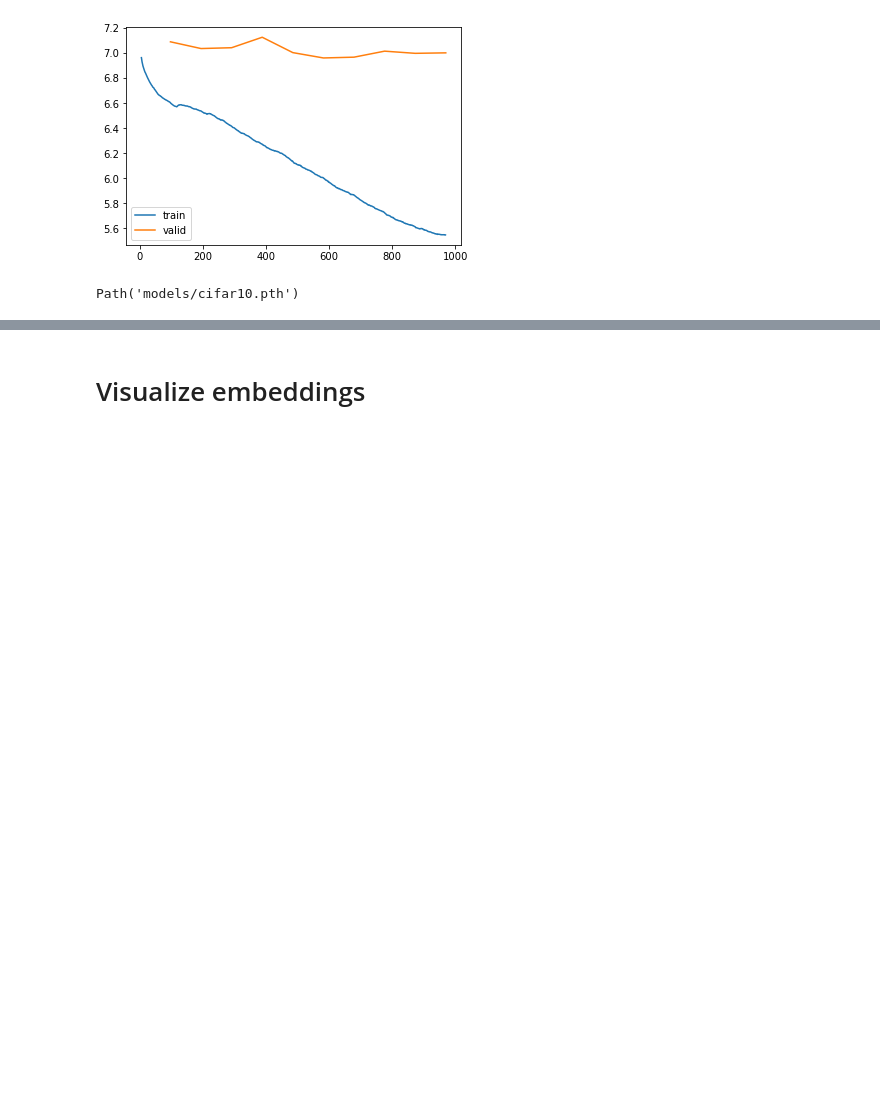
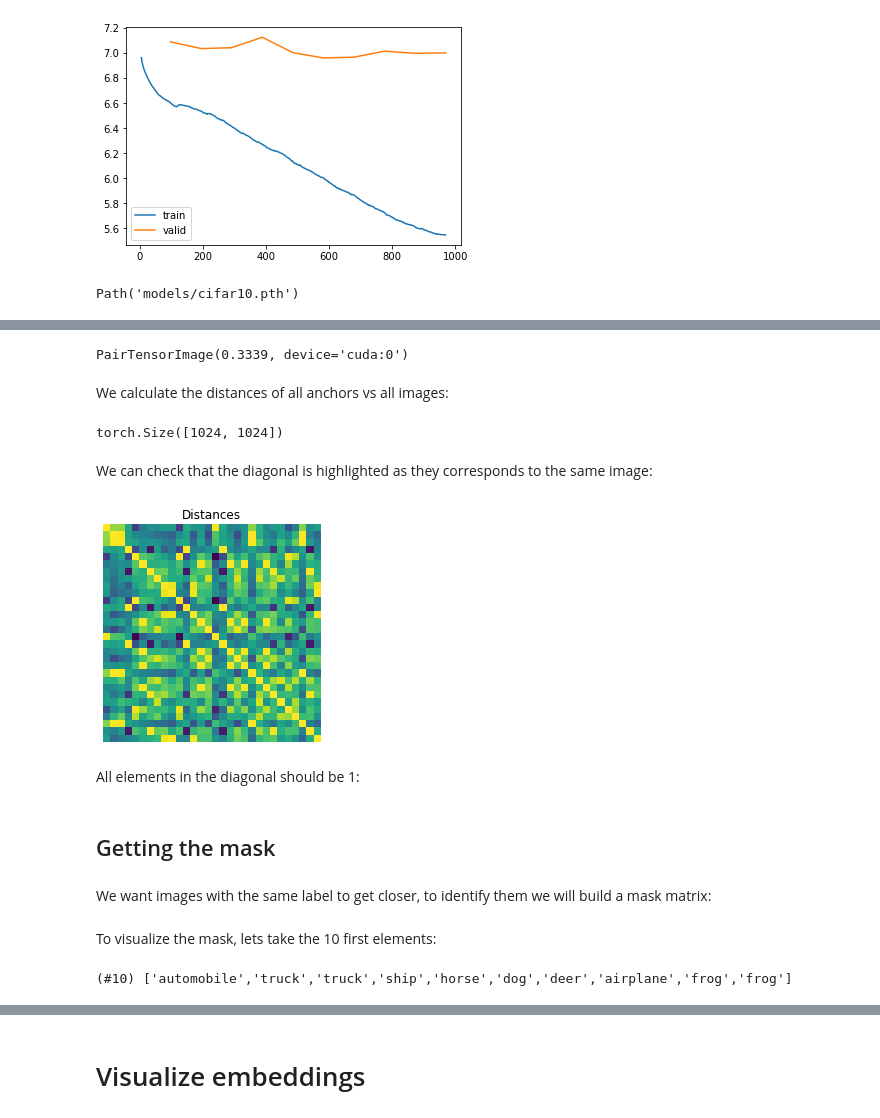
Before and after one commit to renato145/ContrastiveLoss, a Jupyter notebook: cifar10.ipynb, the cells around one changed output, grey strips where cells are left out. Drawn from its saved outputs; the diff is of its cells as text; code cells hidden in the pictures; blank space fills up the shorter version.

```diff
--- a/cifar10.ipynb
+++ b/cifar10.ipynb
@@ -199,0 +230,3 @@ with double_augment.disabled(): learn.show_results(max_n=18)
+# %%
+fts = torch.cat([embs1,embs2], dim=0)
+fts.shape
@@ -199,0 +250,2 @@ with double_augment.disabled(): learn.show_results(max_n=18)
+# %%
+anchor_fts,anchor_n = fts,2
@@ -199,0 +278,25 @@ with double_augment.disabled(): learn.show_results(max_n=18)
+# %%
+embs1[0] @ embs2[10].T
+# %% [output]
+PairTensorImage(0.3339, device='cuda:0')
+# %% [markdown]
+We calculate the distances of all anchors vs all images:
+# %%
+distances = (anchor_fts  @ fts.T)
+distances.shape
+# %% [output]
+torch.Size([1024, 1024])
+# %% [markdown]
+We can check that the diagonal is highlighted as they corresponds to the same image:
+# %%
+def see_matrix(x, title=None, ax=None):
+    if ax is None: fig,ax = plt.subplots(figsize=(4,4))
+    if title is not None: ax.set_title(title)
+    ax.imshow(x.cpu())
+    ax.axis('off')
+# %%
+see_matrix(distances[:30,:30], 'Distances')
+# %% [output]
+[figure, added]
+# %% [markdown]
+All elements in the diagonal should be 1:
@@ -199,0 +305,4 @@ with double_augment.disabled(): learn.show_results(max_n=18)
+# %% [markdown]
+## Getting the mask
+# %% [markdown]
+We want images with the same label to get closer, to identify them we will build a mask matrix:
@@ -199,0 +311,8 @@ with double_augment.disabled(): learn.show_results(max_n=18)
+# %% [markdown]
+To visualize the mask, lets take the 10 first elements:
+# %%
+n = 10
+eg_lbls = dls.vocab.map_ids(lbls[:n].squeeze())
+eg_lbls
+# %% [output]
+(#10) ['automobile','truck','truck','ship','horse','dog','deer','airplane','frog','frog']
```
Also changed, not shown: parts of 75 cells of this notebook, 4 other files.
